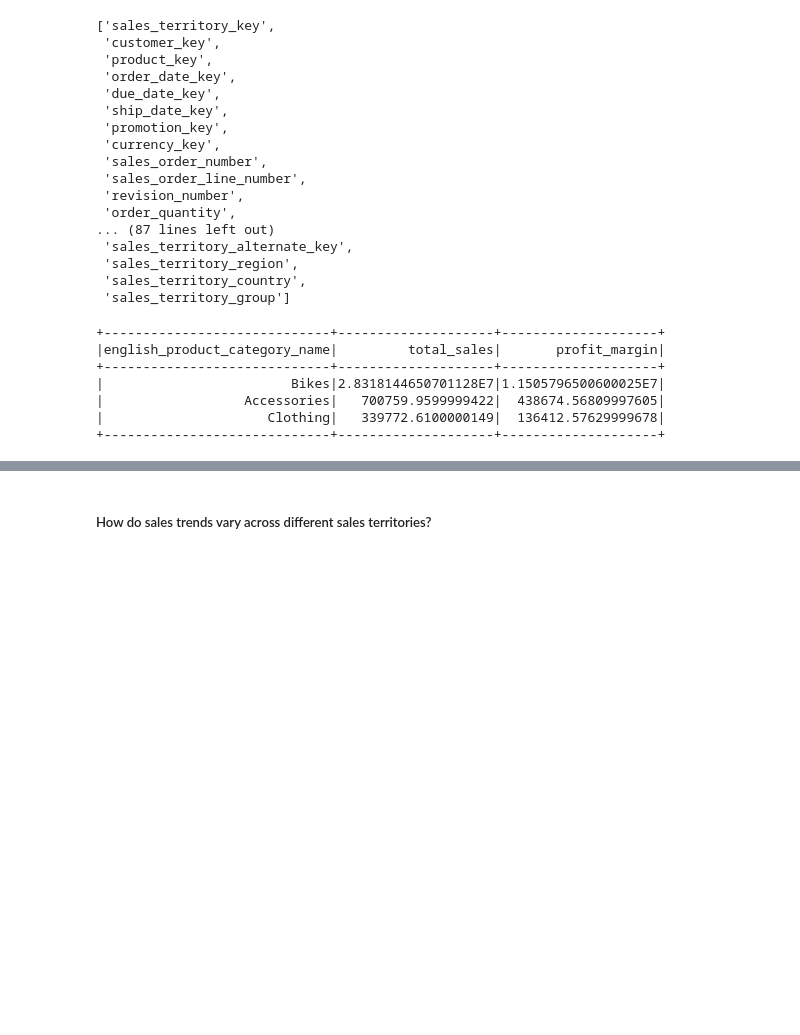
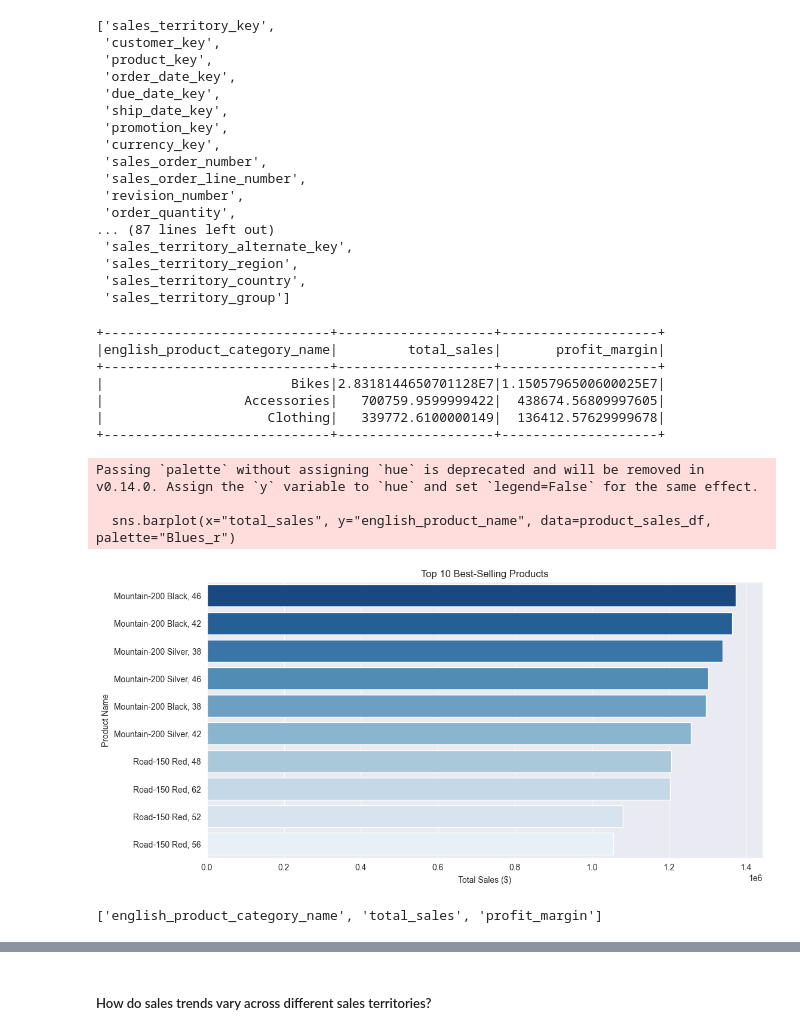
Before and after one commit to JamesAdeshina/BigDataProcessing, a Jupyter notebook: newEnv.ipynb, the cells around one changed output, grey strips where cells are left out. Drawn from its saved outputs; the diff is of its cells as text; code cells hidden in the pictures; blank space fills up the shorter version.

```diff
--- a/newEnv.ipynb
+++ b/newEnv.ipynb
@@ -388,3 +421,24 @@ category_analysis.show()
 |                  Accessories|   700759.9599999422|  438674.56809997605|
 |                     Clothing|   339772.6100000149|  136412.57629999678|
 +-----------------------------+--------------------+--------------------+
+# %%
+#Top-Selling Products (Bar Chart)
+# Convert to Pandas
+product_sales_df = product_analysis.limit(10).toPandas()
+
+# Plot Top-Selling Products
+plt.figure(figsize=(12, 6))
+sns.barplot(x="total_sales", y="english_product_name", data=product_sales_df, palette="Blues_r")
+plt.xlabel("Total Sales ($)")
+plt.ylabel("Product Name")
+plt.title("Top 10 Best-Selling Products")
+plt.show()
+# %% [output]
+Passing `palette` without assigning `hue` is deprecated and will be removed in v0.14.0. Assign the `y` variable to `hue` and set `legend=False` for the same effect.
+
+  sns.barplot(x="total_sales", y="english_product_name", data=product_sales_df, palette="Blues_r")
+[figure, added]
+# %%
+print(category_analysis.columns)
+# %% [output]
+['english_product_category_name', 'total_sales', 'profit_margin']
```
Also changed, not shown: parts of 35 cells of this notebook.
